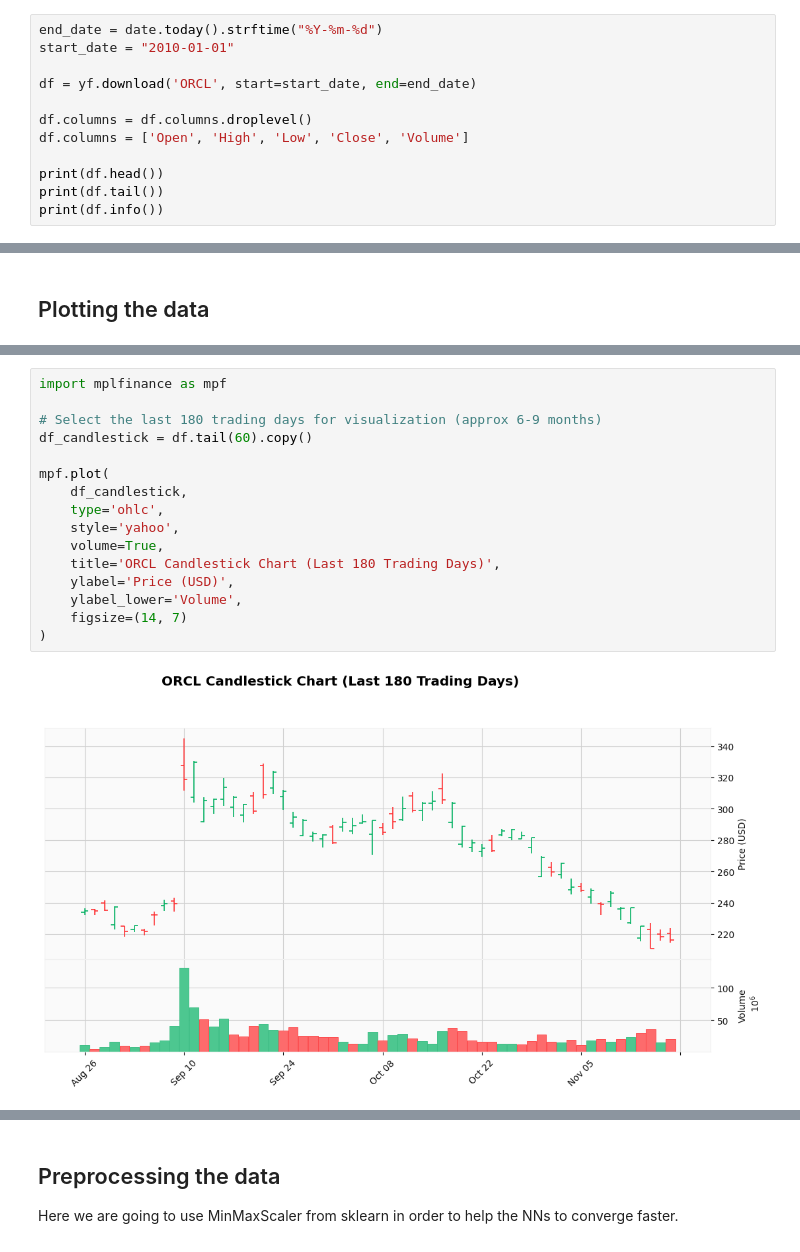
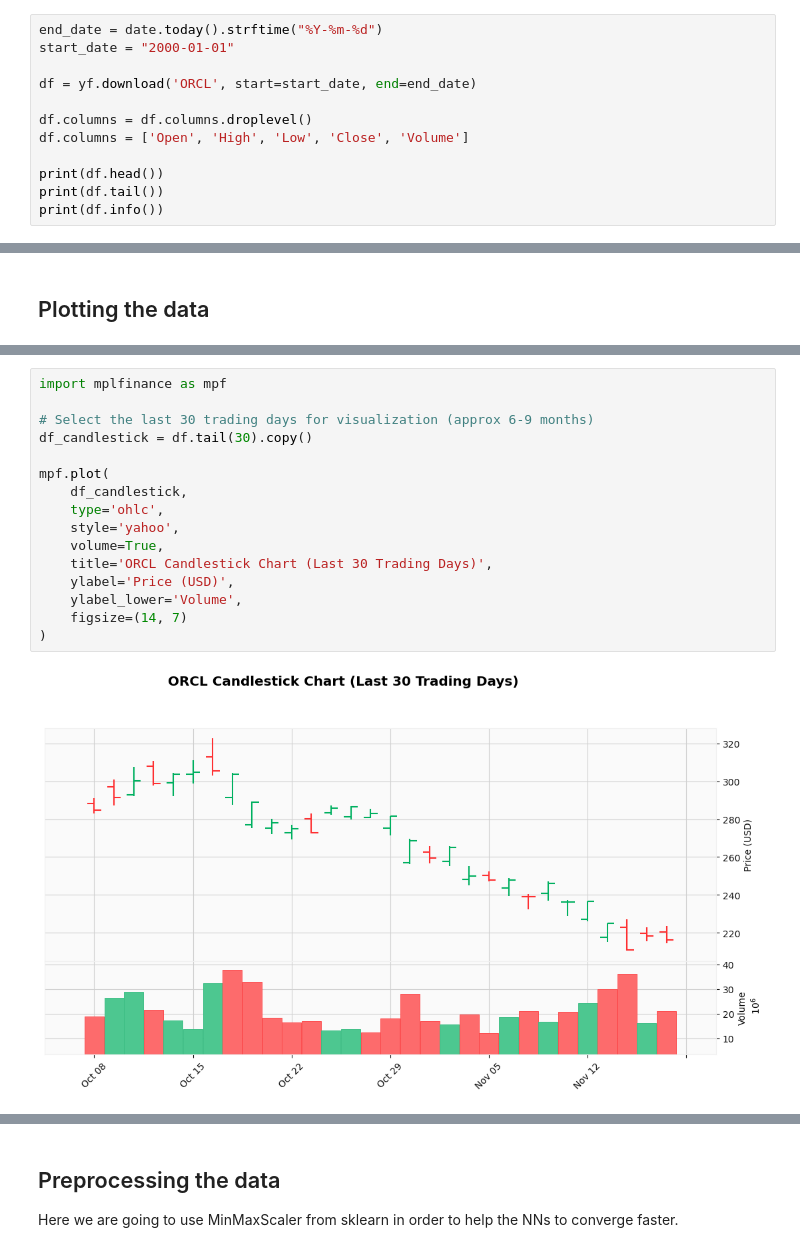
Before and after one commit to RafaelTakata0105/Stock_forecasting_ML, a Jupyter notebook: notebooks/Stock_forecasting_ML.ipynb, the cells around one changed output, grey strips where cells are left out. Cells and saved outputs as stored; diff of their text form.

Commit message:
feat: LSTM + PROPHET + GRAPHS

```diff
--- a/notebooks/Stock_forecasting_ML.ipynb
+++ b/notebooks/Stock_forecasting_ML.ipynb
@@ -82,7 +83,7 @@ data
 65 rows × 7 columns
 # %%
 end_date = date.today().strftime("%Y-%m-%d")
-start_date = "2010-01-01"
+start_date = "2000-01-01"
 
 df = yf.download('ORCL', start=start_date, end=end_date)
 
@@ -136,18 +137,18 @@ data_plotter(df)
 # %%
 import mplfinance as mpf
 
-# Select the last 180 trading days for visualization (approx 6-9 months)
-df_candlestick = df.tail(60).copy()
+# Select the last 30 trading days for visualization (approx 6-9 months)
+df_candlestick = df.tail(30).copy()
 
 mpf.plot(
     df_candlestick,
     type='ohlc',
     style='yahoo',
     volume=True,
-    title='ORCL Candlestick Chart (Last 180 Trading Days)',
+    title='ORCL Candlestick Chart (Last 30 Trading Days)',
     ylabel='Price (USD)',
     ylabel_lower='Volume',
     figsize=(14, 7)
 )
 # %% [output]
-[figure, old version]
+[figure, new version]
```
Also changed, not shown: parts of 18 cells of this notebook.
